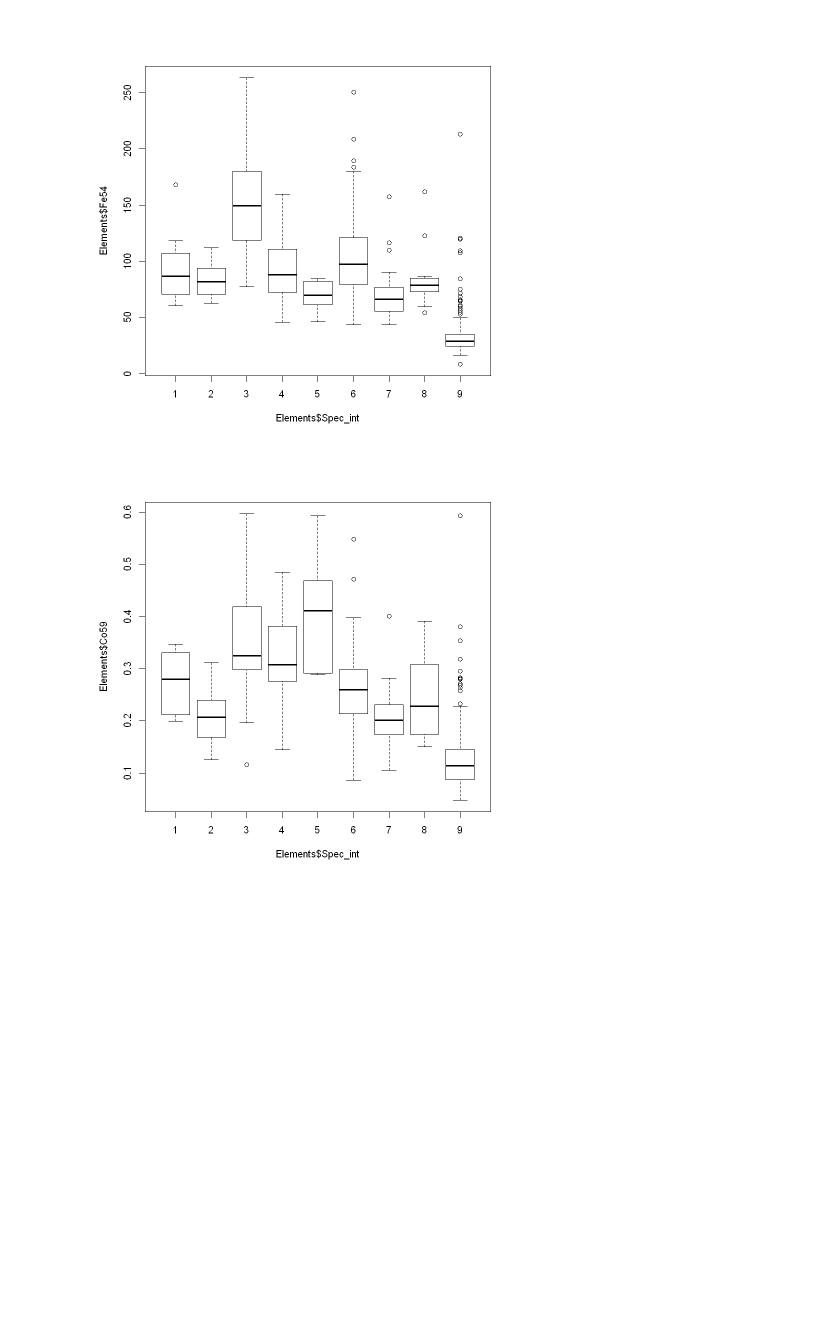
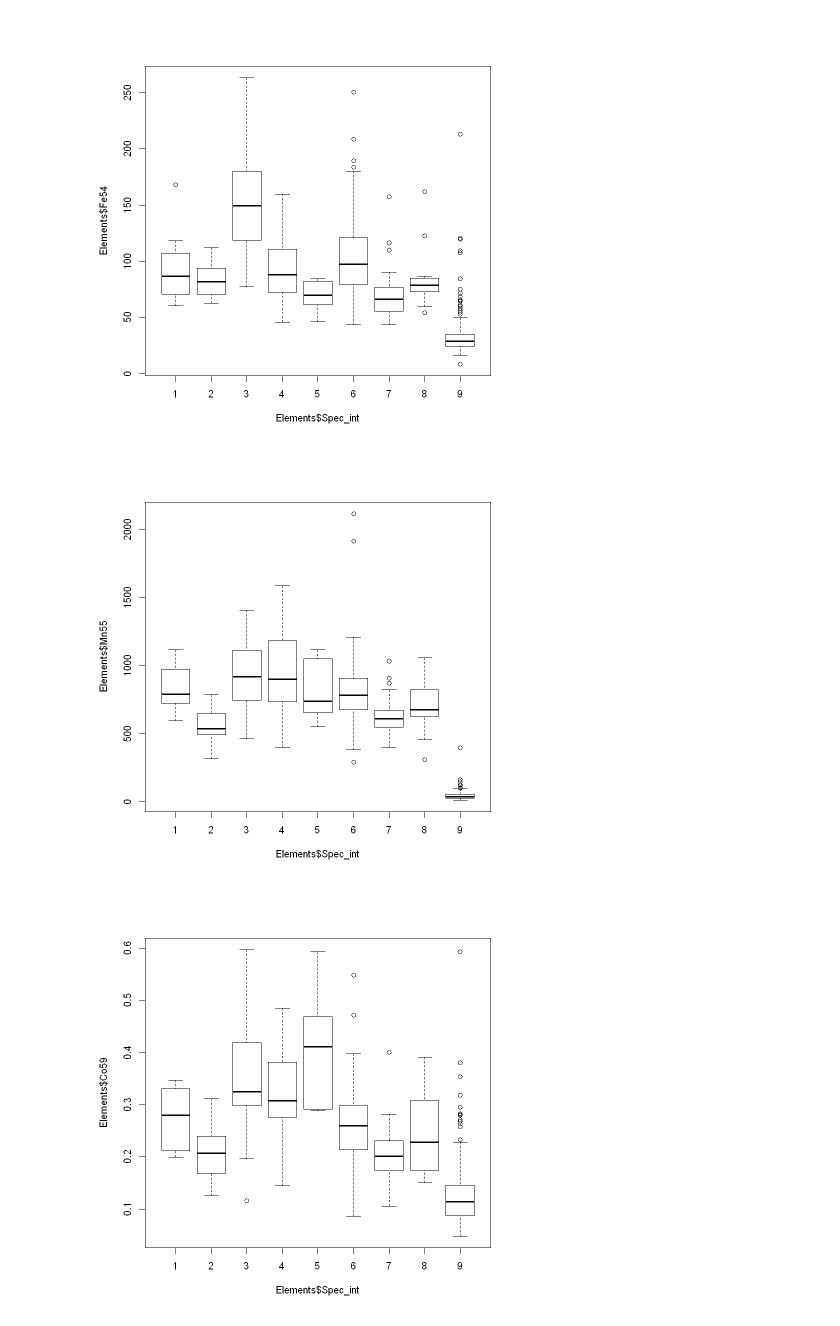
Before and after one commit to Kovacs-Lab/Aim-3, a Jupyter notebook: Ionomics/Boxplots/Boxplots_Z.ipynb, the cells around one changed output. Drawn from its saved outputs; the diff is of its cells as text; code cells hidden in the pictures; blank space fills up the shorter version.

```diff
--- a/Ionomics/Boxplots/Boxplots_Z.ipynb
+++ b/Ionomics/Boxplots/Boxplots_Z.ipynb
@@ -106,6 +106,10 @@ boxplot(Elements$Ca44~Elements$Spec_int) #calcium
 boxplot(Elements$Fe54~Elements$Spec_int) #iron
 # %% [output]
 [figure]
+# %%
+boxplot(Elements$Mn55~Elements$Spec_int) #Manganese
+# %% [output]
+[figure, added]
 # %%
 boxplot(Elements$Co59~Elements$Spec_int) #cobalt
 # %% [output]
```
Also changed, not shown: parts of 3 cells of this notebook, 2 other files.
